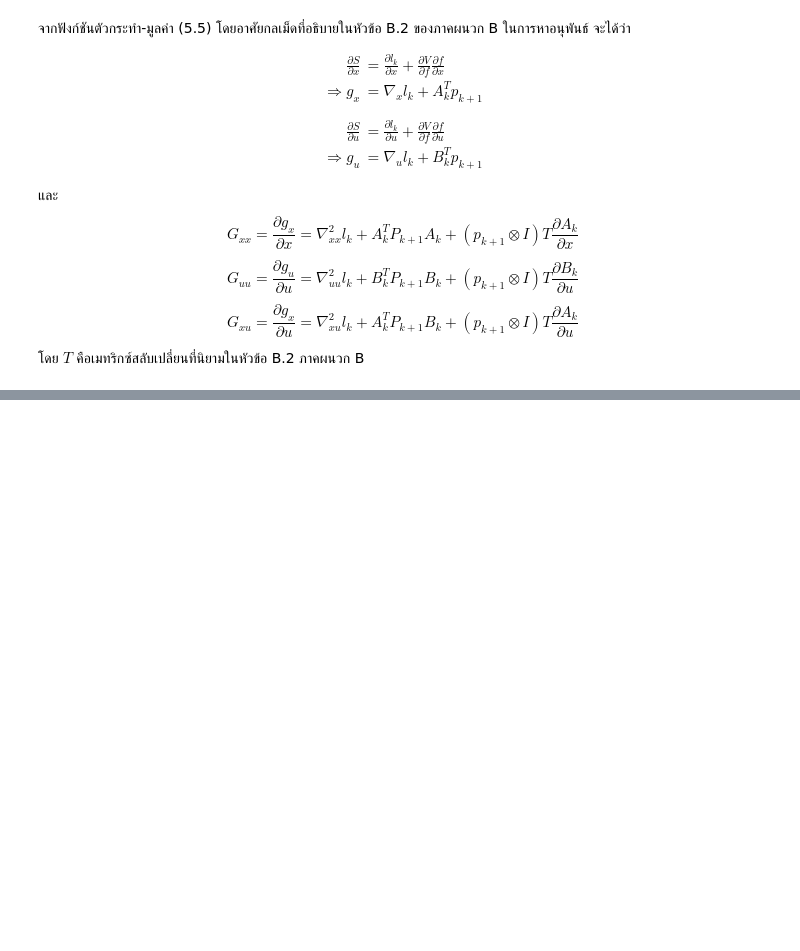
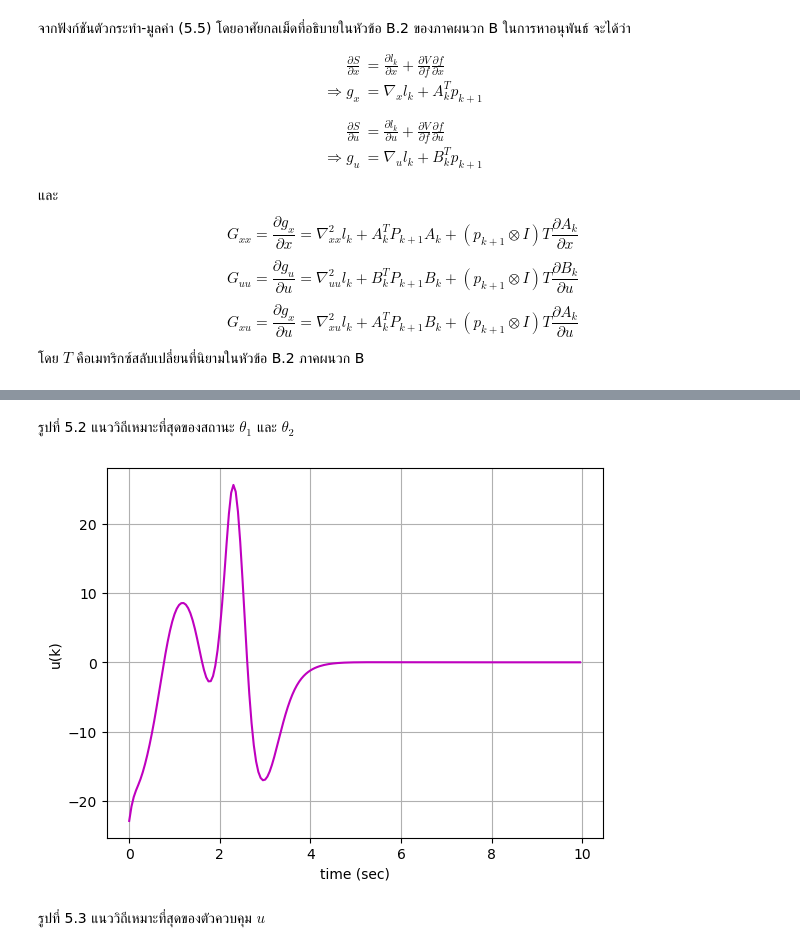
Before and after one commit to dewdotninja/ocrl, a Jupyter notebook: doc/notebooks/chapter5.ipynb, the cells around one changed output, grey strips where cells are left out. Saved outputs shown, nothing was run; the diff lists cells and outputs as text; code cells hidden in the pictures; blank space fills up the shorter version.

```diff
--- a/doc/notebooks/chapter5.ipynb
+++ b/doc/notebooks/chapter5.ipynb
@@ -152,0 +514,8 @@ $$
+# %% [markdown]
+รูปที่ 5.2 แนววิถีเหมาะที่สุดของสถานะ $\theta_1$ และ $\theta_2$
+# %%
+plot_u()
+# %% [output]
+[figure, added]
+# %% [markdown]
+รูปที่ 5.3 แนววิถีเหมาะที่สุดของตัวควบคุม $u$
```
Also changed, not shown: parts of 32 cells of this notebook.
